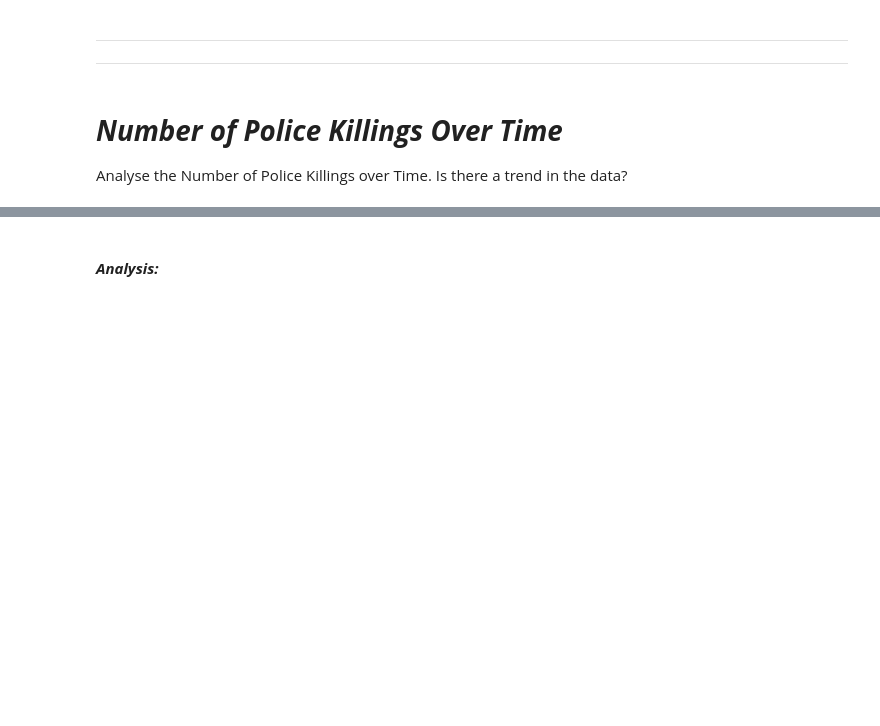
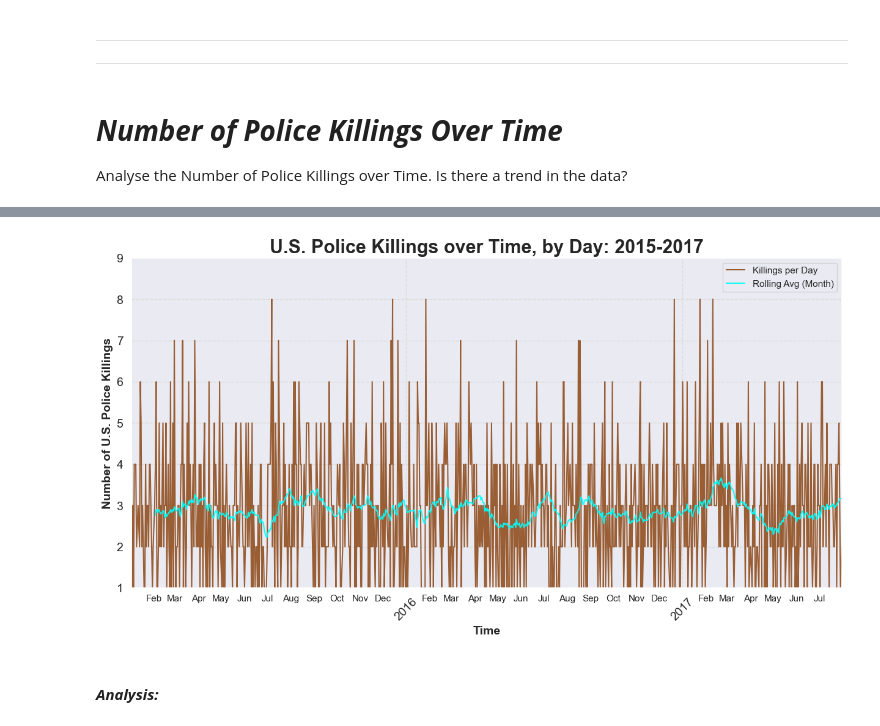
Before and after one commit to andrewblais/dataLawUS, a Jupyter notebook: main.ipynb, the cells around one changed output, grey strips where cells are left out. Drawn from its saved outputs; the diff is of its cells as text; code cells hidden in the pictures; blank space fills up the shorter version.

```diff
--- a/main.ipynb
+++ b/main.ipynb
@@ -1908,0 +1947,4 @@ Analyse the Number of Police Killings over Time. Is there a trend in the data?
+# %%
+# Convert to datetime objects:
+df_fatalities_months['date'] = pd.to_datetime(df_fatalities_months['date'], format='%d/%m/%y')
+df_fatalities_days['date'] = pd.to_datetime(df_fatalities_months['date'], format='%d/%m/%y')
@@ -1908,0 +1954,6 @@ Analyse the Number of Police Killings over Time. Is there a trend in the data?
+# %%
+# Make DF grouped by date (months) and their counts for ease/clarity of plotting:
+df_fatalities_months = df_fatalities_months.groupby('date').size().reset_index(name='count')
+
+# Make DF grouped by date (days):
+df_fatalities_days = df_fatalities_days.groupby('date').size().reset_index(name='count')
@@ -1909,2 +1968,82 @@ Analyse the Number of Police Killings over Time. Is there a trend in the data?
+# %%
+# Import and define matplotlib.dates helpers:
+import matplotlib.dates as mdates
+
+years = mdates.YearLocator()
+year_fmt = mdates.DateFormatter('%Y')
+
+months = mdates.MonthLocator()
+month_fmt = mdates.DateFormatter('%b')
+# %%
+# Plot months:
+fig, ax = plt.subplots(figsize=(15, 7))
+
+title = "U.S. Police Killings over Time, by Day: 2015-2017"
+
+ax.set_title(title,
+             fontsize=22,
+             weight='bold')
+
+ax.tick_params(axis='both', labelsize=10)
+
+ax.set_xlabel('Time', fontsize=14, weight='bold')
+ax.set_ylabel('Number of U.S. Police Killings', fontsize=14, weight='bold')
+
+plt.xticks(fontsize=14, rotation=45)
+plt.yticks(fontsize=14)
+
+ax.xaxis.set_major_locator(years)
+ax.xaxis.set_major_formatter(year_fmt)
+ax.xaxis.set_minor_locator(months)
+ax.xaxis.set_minor_formatter(month_fmt)
+
+all_dates = df_fatalities_days['date']
+all_counts = df_fatalities_days['count']
+
+ax.set_xlim([all_dates.min(), all_dates.max()])
+ax.set_ylim([all_counts.min(), all_counts.max() + 1])
+
+ax.grid(color='gainsboro', linestyle='--')
+
+ax.plot(
+    all_dates,
+    all_counts,
+    label="Killings per Day",
+    color='saddlebrown',
+    alpha=.85,
+)
+
+# Optional rolling windows:
+# rolling_2_days = df_fatalities_days['count'].rolling(window=2).mean()
+# ax.plot(
+#     all_dates,
+#     rolling_2_days,
+#     label="Killings per 2-Days",
+#     color='black',
+#     alpha=.85,
+# )
+
+# rolling_week = df_fatalities_days['count'].rolling(window=7).mean()
+# ax.plot(
+#     all_dates,
+#     rolling_week,
+#     label=f"Killings per Week",
+#     color='crimson',
+#     alpha=.9,
+# )
+
+rolling_month = df_fatalities_days['count'].rolling(window=30).mean()
+ax.plot(
+    all_dates,
+    rolling_month,
+    label=f"Rolling Avg (Month)",
+    color='cyan',
+    alpha=.9,
+)
+
+plt.legend()
+plt.show()
+# %% [output]
+[figure, added]
 # %% [markdown]
 #### **_Analysis:_**
```
Also changed, not shown: parts of 24 cells of this notebook, 3 other files.
